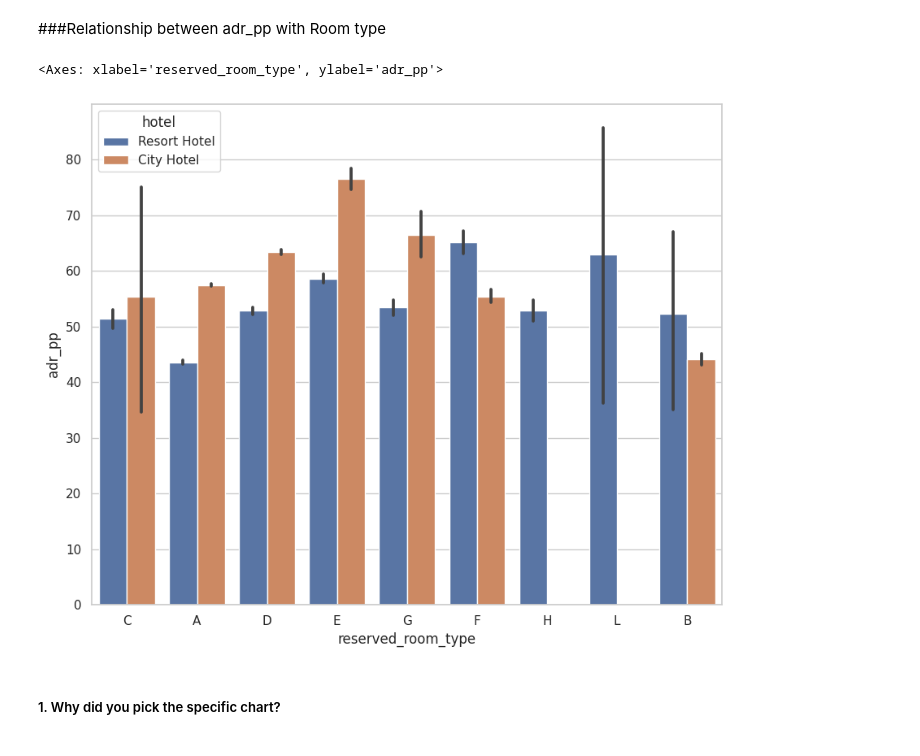
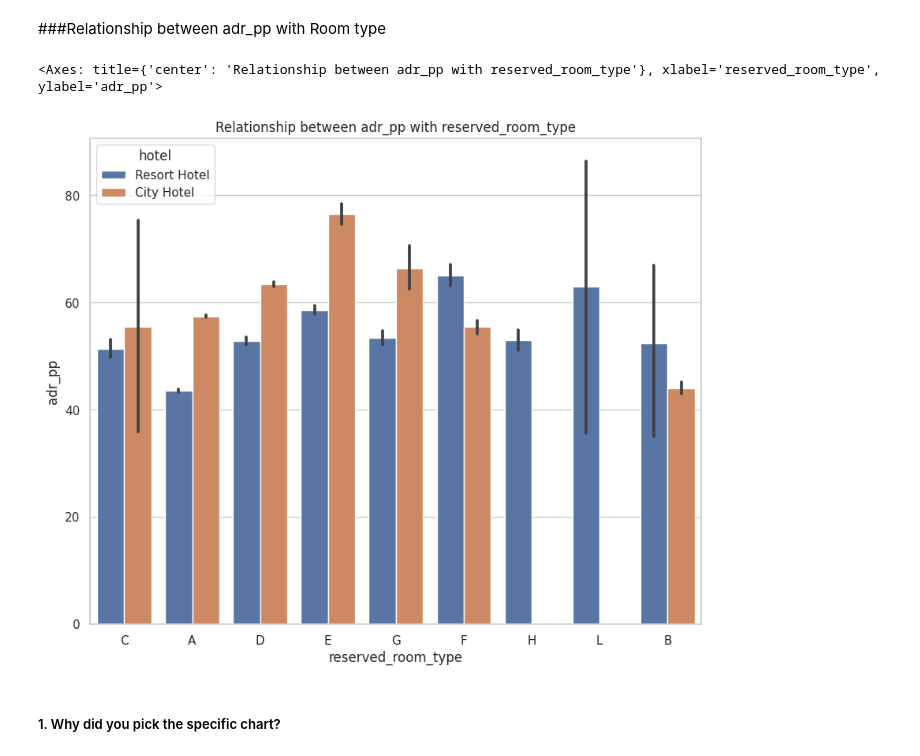
Before and after one commit to amoghsawant17/EDA_Project_Amogh, a Jupyter notebook: EDA_Hotel_Booking_Analysis.ipynb, the cells around one changed output. Saved outputs shown, nothing was run; the diff lists cells and outputs as text; code cells hidden in the pictures.

```diff
--- a/EDA_Hotel_Booking_Analysis.ipynb
+++ b/EDA_Hotel_Booking_Analysis.ipynb
@@ -963,10 +963,11 @@ Are there any insights that lead to negative growth? Justify with specific reaso
 # %%
 # Chart - 12 visualization code
 # Relationship between adr_pp with Room type
+plt.title ('Relationship between adr_pp with reserved_room_type')
 sns.barplot(data = df_new, x = 'reserved_room_type', y = 'adr_pp', hue = 'hotel')
 # %% [output]
-<Axes: xlabel='reserved_room_type', ylabel='adr_pp'>
+<Axes: title={'center': 'Relationship between adr_pp with reserved_room_type'}, xlabel='reserved_room_type', ylabel='adr_pp'>
-[figure, old version]
+[figure, new version]
 # %% [markdown]
 ##### 1. Why did you pick the specific chart?
 # %% [markdown]
```
Also changed, not shown: parts of 3 cells of this notebook.
